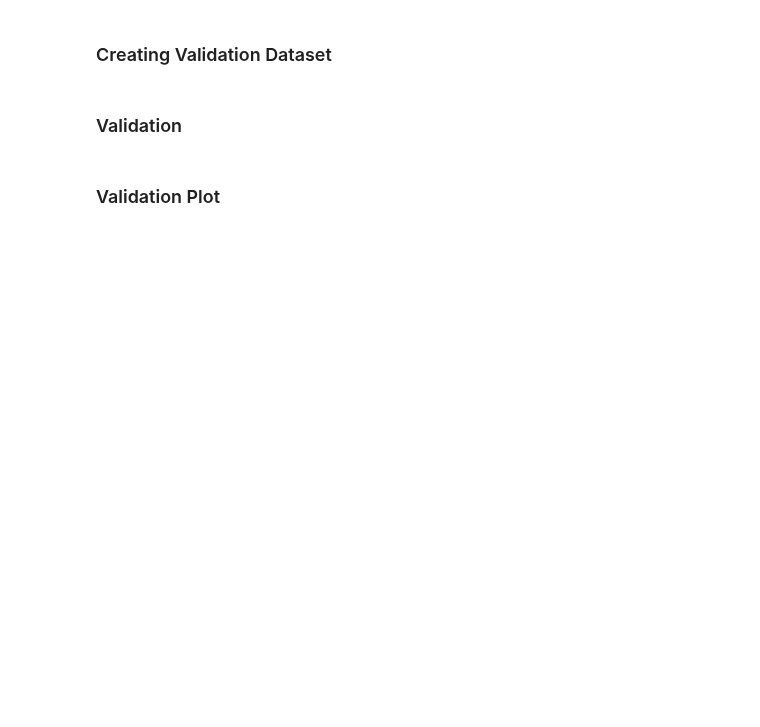
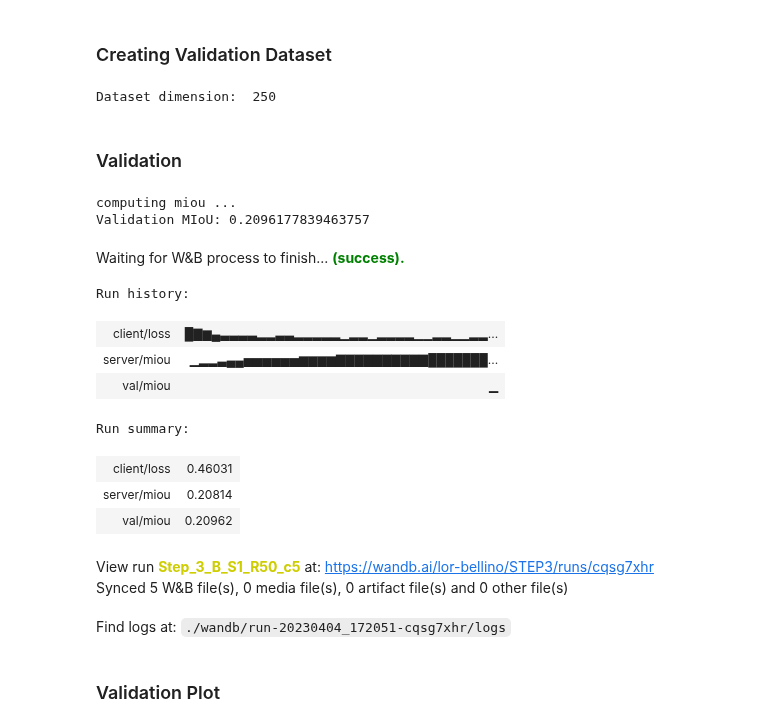
Before and after one commit to lorenzobellino/AML-project-2023, a Jupyter notebook: fssfsdc_elia.ipynb, the cells around one changed output. Drawn from its saved outputs; the diff is of its cells as text; code cells hidden in the pictures; blank space fills up the shorter version.

```diff
--- a/fssfsdc_elia.ipynb
+++ b/fssfsdc_elia.ipynb
@@ -196,8 +195,8 @@ else:
 # data augmentation options
 # set as None if a transformation should not be used
 
-#RANDOM_HORIZONTAL_FLIP = 0.5
-RANDOM_HORIZONTAL_FLIP = None      #probability of the image being flipped
+RANDOM_HORIZONTAL_FLIP = 0.5
+#RANDOM_HORIZONTAL_FLIP = None      #probability of the image being flipped
 #COLOR_JITTER = (0.2,0.3,0.2,0.2) # (brighteness, contrast, saturation, hue)
 COLOR_JITTER = None
 #RANDOM_ROTATION = 5              # degree of rotation
@@ -208,7 +207,7 @@ RESIZE = (512,1024)              # output size
 #RESIZE = None
 #RANDOM_VERTICAL_FLIP  = 0.3     # probability of the image being flipped
 RANDOM_VERTICAL_FLIP = None
-CENTRAL_CROP = None
+CENTRAL_CROP = (512,1024)
 #CENTRAL_CROP = (512,1024)
 #RANDOM_RESIZE_CROP = (1024,2048)
 RANDOM_RESIZE_CROP = None
@@ -387,7 +497,7 @@ def decode_segmap(temp):
     rgb[:, :, 2] = b / 255.0
     return rgb
 
-def compute_moiu(net, val_dataloader):
+def compute_miou(net, val_dataloader):
     net = net.to(DEVICE)
     net.train(False)  # Set Network to evaluation mode
     jaccard = MulticlassJaccardIndex(num_classes=NUM_CLASSES, ignore_index=255).to(
@@ -1011,7 +1111,6 @@ def create_val_dataloader(transforms):
         cl19=cl19,
         filename=filename,
         id_client=0,
-        train=False,
     )
     val_dataloader = DataLoader(
         val_dataset, batch_size=BATCH_SIZE, shuffle=False, num_workers=4, drop_last=True
@@ -1052,16 +1169,33 @@ if PARTITION == 'A':
   print("Dataset dimension: ", len(val_dataset))
   val_dataloader = DataLoader(val_dataset, batch_size=BATCH_SIZE, shuffle=True, num_workers=4, drop_last=True)
 elif PARTITION == 'B':
-  val_dataset = Cityscapes(root=ROOT_DIR transform=transforms, cl19 = cl19, filename="test_B.txt")
+  val_dataset = Cityscapes(root=ROOT_DIR,transform=transforms, cl19 = cl19, filename="test_B.txt")
   print("Dataset dimension: ", len(val_dataset))
   val_dataloader = DataLoader(val_dataset, batch_size=BATCH_SIZE, shuffle=True, num_workers=4, drop_last=True)
+# %% [output]
+Dataset dimension:  250
 # %% [markdown]
 ### Validation
 # %%
 print("computing miou ...")
-miou = compute_moiu(net=model, val_dataloader=val_dataloader)
+miou = compute_miou(net=model, val_dataloader=val_dataloader)
 print("Validation MIoU: {}".format(miou))
 wandb.log({"val/miou": miou})
 wandb.finish()
+# %% [output]
+computing miou ...
+Validation MIoU: 0.2096177839463757
+Waiting for W&B process to finish... (success).
+Run history:
+| client/loss | █▇▆▄▃▃▃▃▂▂▃▃▂▂▂▂▂▁▂▂▁▂▂▂▂▁▁▂▂▁▁▂▂... |
+| server/miou | ▁▂▂▃▄▄▅▅▅▅▅▅▆▆▆▆▇▇▇▇▇▇▇▇▇▇███████... |
+| val/miou | ▁ |
+Run summary:
+| client/loss | 0.46031 |
+| server/miou | 0.20814 |
+| val/miou | 0.20962 |
+View run Step_3_B_S1_R50_c5 at: https://wandb.ai/lor-bellino/STEP3/runs/cqsg7xhr
+Synced 5 W&B file(s), 0 media file(s), 0 artifact file(s) and 0 other file(s)
+Find logs at: ./wandb/run-20230404_172051-cqsg7xhr/logs
 # %% [markdown]
 ### Validation Plot
```
Also changed, not shown: parts of 78 cells of this notebook.
